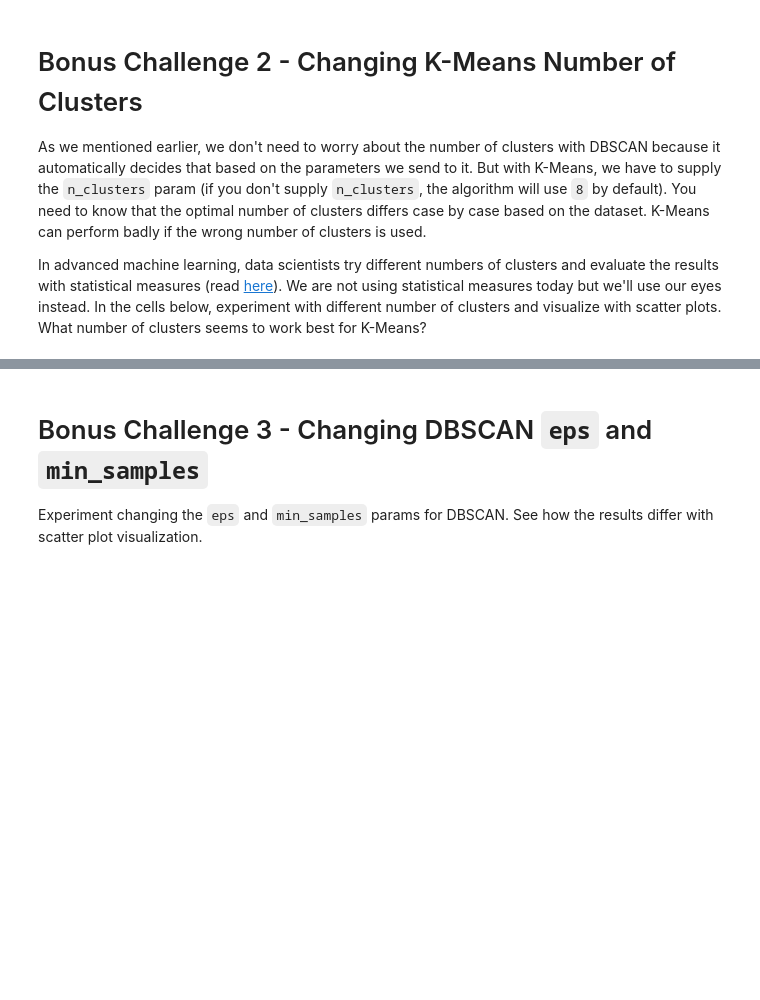
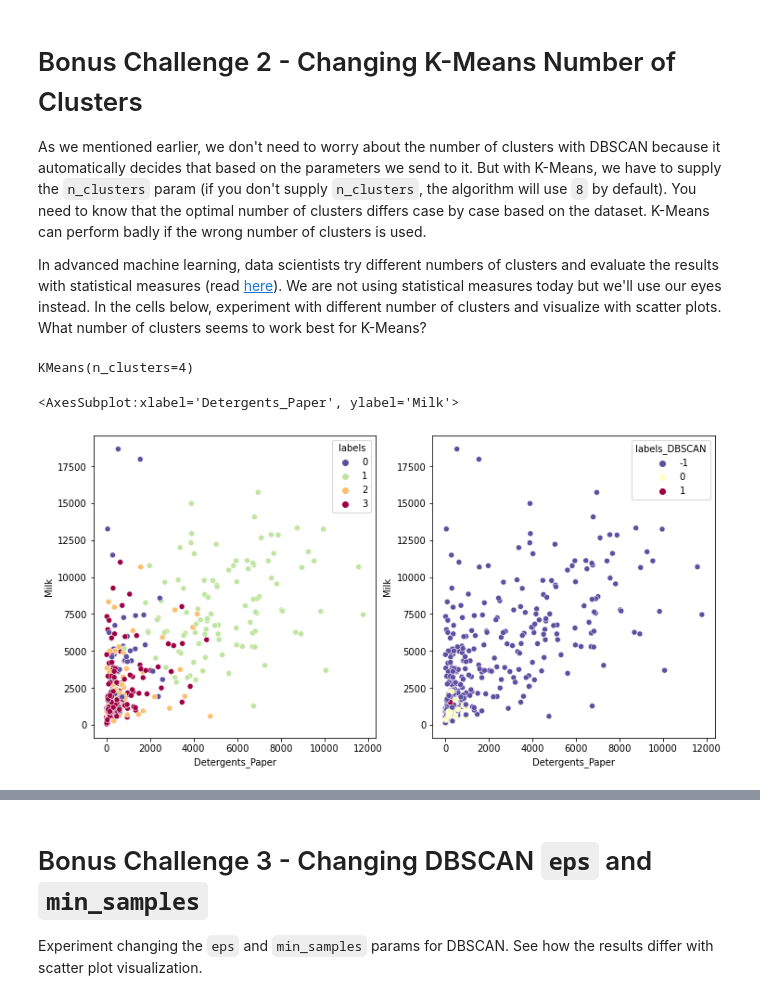
Before and after one commit to ironhack-bcn-data-pt/44-lab-unsupervised-learning, a Jupyter notebook: your-code/main.ipynb, the cells around one changed output, grey strips where cells are left out. Cells and saved outputs as stored; diff of their text form; code cells hidden in the pictures; blank space fills up the shorter version.

```diff
--- a/your-code/main.ipynb
+++ b/your-code/main.ipynb
@@ -462,3 +462,7 @@ As we mentioned earlier, we don't need to worry about the number of clusters wit
 In advanced machine learning, data scientists try different numbers of clusters and evaluate the results with statistical measures (read [here](https://en.wikipedia.org/wiki/Cluster_analysis#External_evaluation)). We are not using statistical measures today but we'll use our eyes instead. In the cells below, experiment with different number of clusters and visualize with scatter plots. What number of clusters seems to work best for K-Means?
 # %%
 # Your code here
+kmodel = KMeans(n_clusters=4)
+kmodel.fit(customers_scale)
+# %% [output]
+KMeans(n_clusters=4)
@@ -466,0 +469,10 @@ In advanced machine learning, data scientists try different numbers of clusters
+# %%
+df['labels'] = kmodel.fit(customers_scale).labels_
+# %%
+# Your code here:
+fig, axes = plt.subplots(1,2,figsize=(12,6))
+sns.scatterplot(data=df,x='Detergents_Paper',y='Milk',hue='labels',ax=axes[0], palette='Spectral_r')
+sns.scatterplot(data=df,x='Detergents_Paper',y='Milk',hue='labels_DBSCAN',ax=axes[1], palette='Spectral_r')
+# %% [output]
+<AxesSubplot:xlabel='Detergents_Paper', ylabel='Milk'>
+[figure, added]
```
Also changed, not shown: parts of 14 cells of this notebook.
